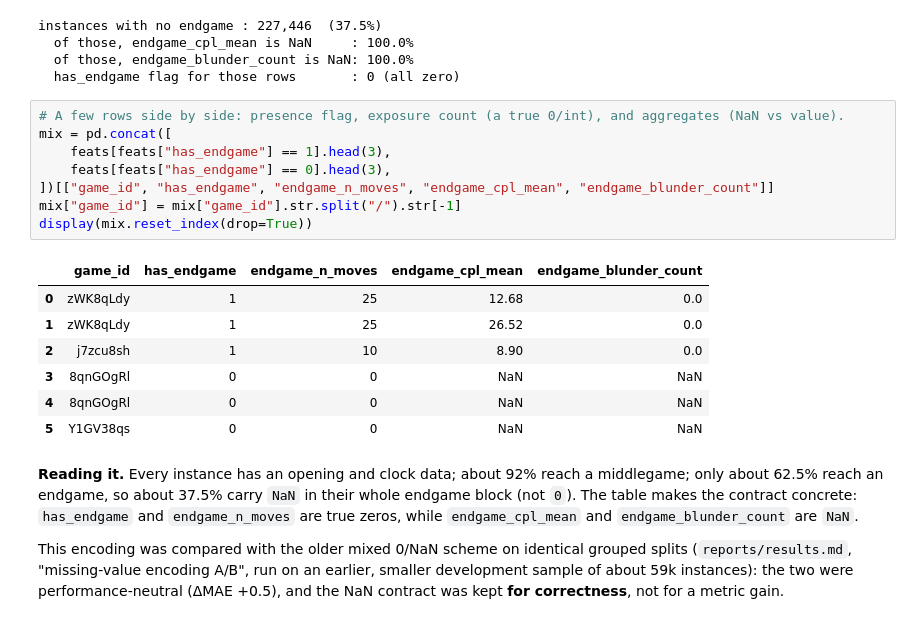
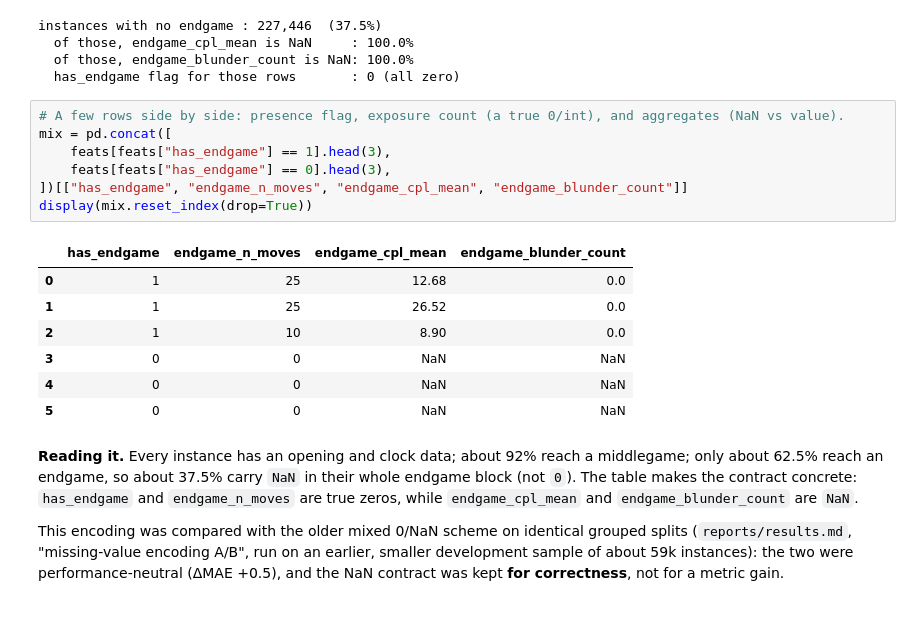
Before and after one commit to barakpe/chess-rating, a Jupyter notebook: notebooks/02_feature_engineering.ipynb, the cells around one changed output. Cells and saved outputs as stored; diff of their text form.

```diff
--- a/notebooks/02_feature_engineering.ipynb
+++ b/notebooks/02_feature_engineering.ipynb
@@ -338,19 +338,18 @@ instances with no endgame : 227,446  (37.5%)
 # %%
 # A few rows side by side: presence flag, exposure count (a true 0/int), and aggregates (NaN vs value).
 mix = pd.concat([
     feats[feats["has_endgame"] == 1].head(3),
     feats[feats["has_endgame"] == 0].head(3),
-])[["game_id", "has_endgame", "endgame_n_moves", "endgame_cpl_mean", "endgame_blunder_count"]]
-mix["game_id"] = mix["game_id"].str.split("/").str[-1]
+])[["has_endgame", "endgame_n_moves", "endgame_cpl_mean", "endgame_blunder_count"]]
 display(mix.reset_index(drop=True))
 # %% [output]
-|  | game_id | has_endgame | endgame_n_moves | endgame_cpl_mean | endgame_blunder_count |
-| 0 | zWK8qLdy | 1 | 25 | 12.68 | 0.0 |
-| 1 | zWK8qLdy | 1 | 25 | 26.52 | 0.0 |
-| 2 | j7zcu8sh | 1 | 10 | 8.90 | 0.0 |
-| 3 | 8qnGOgRl | 0 | 0 | NaN | NaN |
-| 4 | 8qnGOgRl | 0 | 0 | NaN | NaN |
-| 5 | Y1GV38qs | 0 | 0 | NaN | NaN |
+|  | has_endgame | endgame_n_moves | endgame_cpl_mean | endgame_blunder_count |
+| 0 | 1 | 25 | 12.68 | 0.0 |
+| 1 | 1 | 25 | 26.52 | 0.0 |
+| 2 | 1 | 10 | 8.90 | 0.0 |
+| 3 | 0 | 0 | NaN | NaN |
+| 4 | 0 | 0 | NaN | NaN |
+| 5 | 0 | 0 | NaN | NaN |
 # %% [markdown]
 **Reading it.** Every instance has an opening and clock data; about 92% reach a middlegame; only
 about 62.5% reach an endgame, so about 37.5% carry `NaN` in their whole endgame block (not `0`).
```
Also changed, not shown: parts of 2 cells of this notebook, 4 other files.
